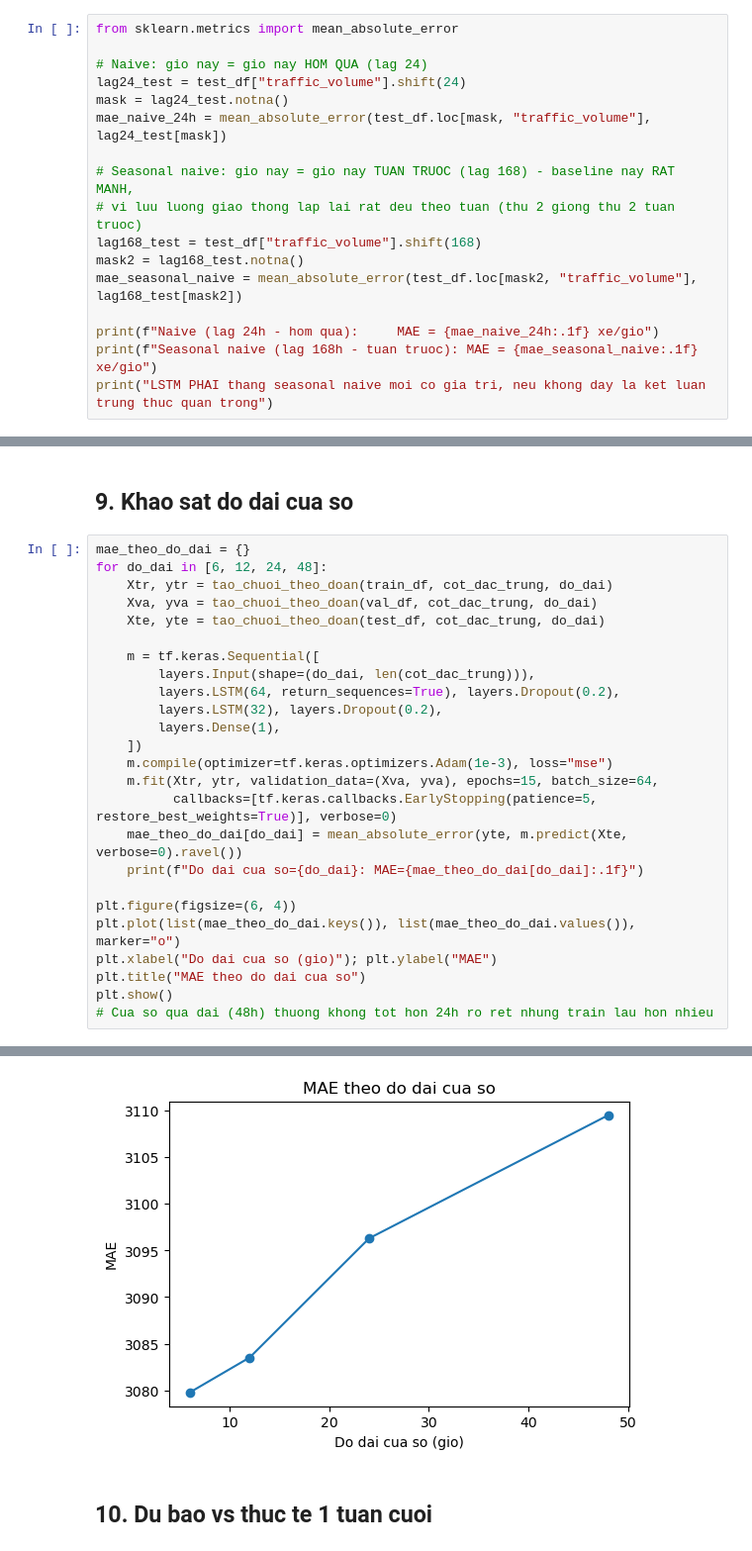
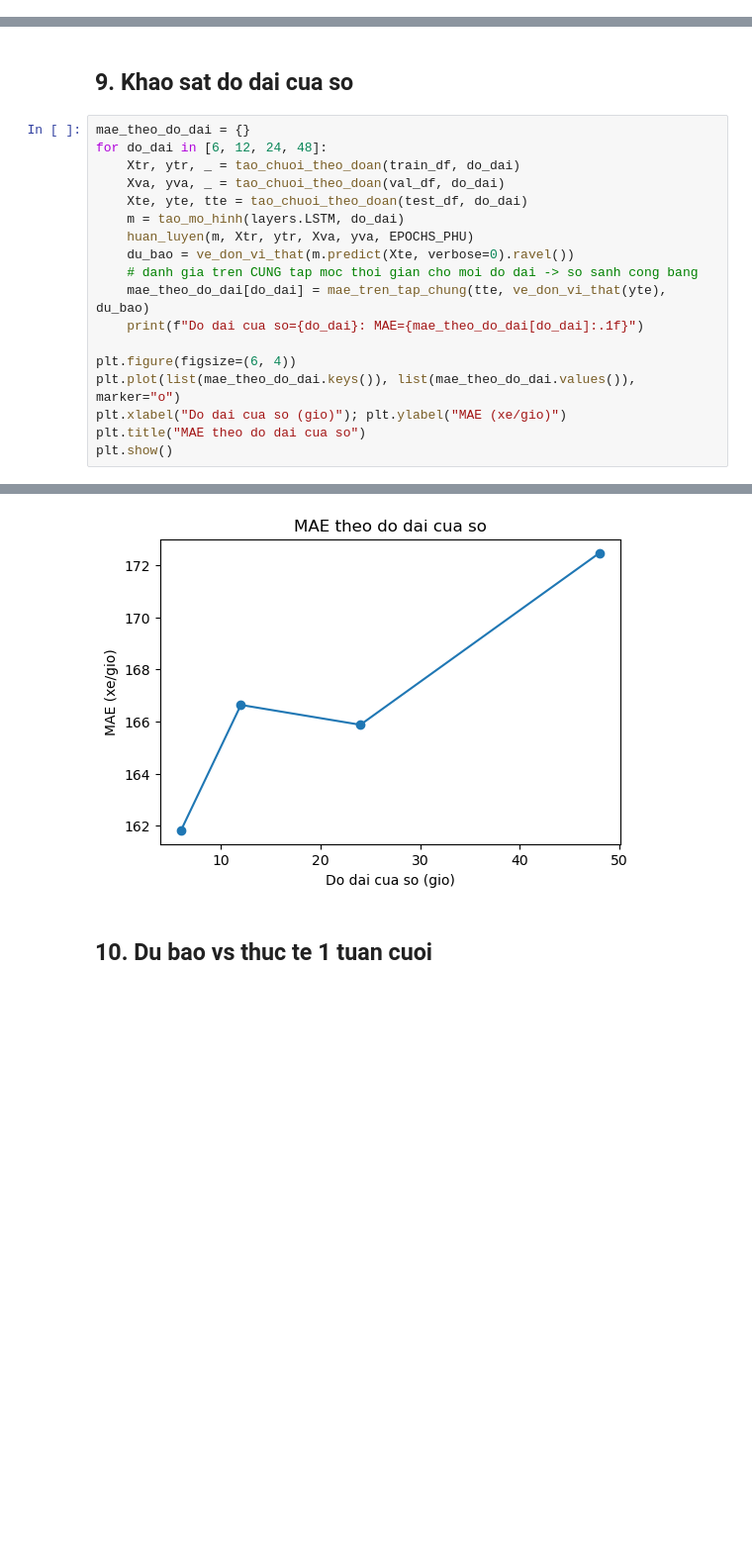
Before and after one commit to Qnhu2502/QuynhNhu_Lab_ML, a Jupyter notebook: Hoc may/04- Deep-Learning/TT-27/lstm_traffic.ipynb, the cells around one changed output, grey strips where cells are left out. Shown at 99% size. Drawn from its saved outputs; the diff is of its cells as text; blank space fills up the shorter version.

```diff
--- a/Hoc may/04- Deep-Learning/TT-27/lstm_traffic.ipynb
+++ b/Hoc may/04- Deep-Learning/TT-27/lstm_traffic.ipynb
@@ -122,17 +137,0 @@ Diem cat: 2017-04-01 18:00:00 va 2017-12-31 10:00:00
-# %%
-from sklearn.metrics import mean_absolute_error
-
-# Naive: gio nay = gio nay HOM QUA (lag 24)
-lag24_test = test_df["traffic_volume"].shift(24)
-mask = lag24_test.notna()
-mae_naive_24h = mean_absolute_error(test_df.loc[mask, "traffic_volume"], lag24_test[mask])
-
-# Seasonal naive: gio nay = gio nay TUAN TRUOC (lag 168) - baseline nay RAT MANH,
-# vi luu luong giao thong lap lai rat deu theo tuan (thu 2 giong thu 2 tuan truoc)
-lag168_test = test_df["traffic_volume"].shift(168)
-mask2 = lag168_test.notna()
-mae_seasonal_naive = mean_absolute_error(test_df.loc[mask2, "traffic_volume"], lag168_test[mask2])
-
-print(f"Naive (lag 24h - hom qua):     MAE = {mae_naive_24h:.1f} xe/gio")
-print(f"Seasonal naive (lag 168h - tuan truoc): MAE = {mae_seasonal_naive:.1f} xe/gio")
-print("LSTM PHAI thang seasonal naive moi co gia tri, neu khong day la ket luan trung thuc quan trong")
@@ -230,26 +310,19 @@ So sanh voi baseline: seasonal naive MAE=370.6, XGBoost MAE=147.6
 # %%
 mae_theo_do_dai = {}
 for do_dai in [6, 12, 24, 48]:
-    Xtr, ytr = tao_chuoi_theo_doan(train_df, cot_dac_trung, do_dai)
-    Xva, yva = tao_chuoi_theo_doan(val_df, cot_dac_trung, do_dai)
-    Xte, yte = tao_chuoi_theo_doan(test_df, cot_dac_trung, do_dai)
-
-    m = tf.keras.Sequential([
-        layers.Input(shape=(do_dai, len(cot_dac_trung))),
-        layers.LSTM(64, return_sequences=True), layers.Dropout(0.2),
-        layers.LSTM(32), layers.Dropout(0.2),
-        layers.Dense(1),
-    ])
-    m.compile(optimizer=tf.keras.optimizers.Adam(1e-3), loss="mse")
-    m.fit(Xtr, ytr, validation_data=(Xva, yva), epochs=15, batch_size=64,
-          callbacks=[tf.keras.callbacks.EarlyStopping(patience=5, restore_best_weights=True)], verbose=0)
-    mae_theo_do_dai[do_dai] = mean_absolute_error(yte, m.predict(Xte, verbose=0).ravel())
+    Xtr, ytr, _ = tao_chuoi_theo_doan(train_df, do_dai)
+    Xva, yva, _ = tao_chuoi_theo_doan(val_df, do_dai)
+    Xte, yte, tte = tao_chuoi_theo_doan(test_df, do_dai)
+    m = tao_mo_hinh(layers.LSTM, do_dai)
+    huan_luyen(m, Xtr, ytr, Xva, yva, EPOCHS_PHU)
+    du_bao = ve_don_vi_that(m.predict(Xte, verbose=0).ravel())
+    # danh gia tren CUNG tap moc thoi gian cho moi do dai -> so sanh cong bang
+    mae_theo_do_dai[do_dai] = mae_tren_tap_chung(tte, ve_don_vi_that(yte), du_bao)
     print(f"Do dai cua so={do_dai}: MAE={mae_theo_do_dai[do_dai]:.1f}")
 
 plt.figure(figsize=(6, 4))
 plt.plot(list(mae_theo_do_dai.keys()), list(mae_theo_do_dai.values()), marker="o")
-plt.xlabel("Do dai cua so (gio)"); plt.ylabel("MAE")
+plt.xlabel("Do dai cua so (gio)"); plt.ylabel("MAE (xe/gio)")
 plt.title("MAE theo do dai cua so")
 plt.show()
-# Cua so qua dai (48h) thuong khong tot hon 24h ro ret nhung train lau hon nhieu
 # %% [output]
@@ -260,3 +333,3 @@ Do dai cua so=48: MAE=3109.5
-[figure, old version]
+[figure, new version]
 # %% [markdown]
 ## 10. Du bao vs thuc te 1 tuan cuoi
```
Also changed, not shown: parts of 25 cells of this notebook, 9 other files.
